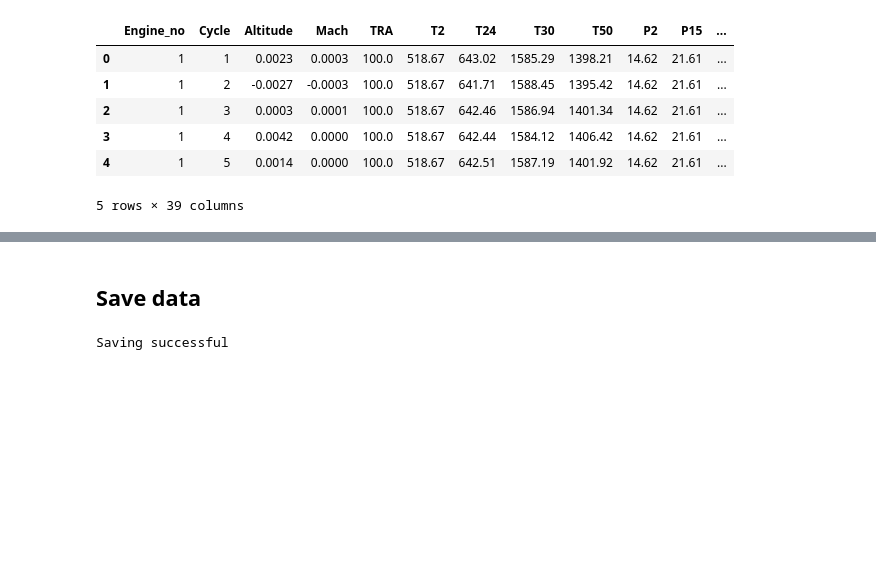
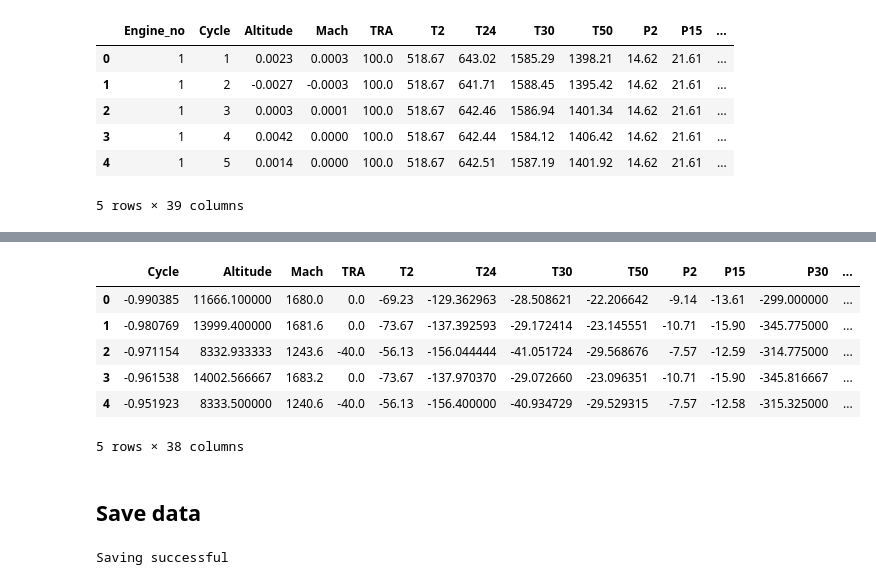
Before and after one commit to Oussama-KIASSI/NASA-Turbofan-Engine-Predictive-Maintenance, a Jupyter notebook: notebooks/Data Processing.ipynb, the cells around one changed output, grey strips where cells are left out. Drawn from its saved outputs; the diff is of its cells as text; code cells hidden in the pictures; blank space fills up the shorter version.

```diff
--- a/notebooks/Data Processing.ipynb
+++ b/notebooks/Data Processing.ipynb
@@ -121,5 +175,15 @@ df_test1.head()
+# %%
+df_test1.head()
+# %% [output]
+|  | Cycle | Altitude | Mach | TRA | T2 | T24 | T30 | T50 | P2 | P15 | P30 | ... |
+| 0 | -0.990385 | 11666.100000 | 1680.0 | 0.0 | -69.23 | -129.362963 | -28.508621 | -22.206642 | -9.14 | -13.61 | -299.000000 | ... |
+| 1 | -0.980769 | 13999.400000 | 1681.6 | 0.0 | -73.67 | -137.392593 | -29.172414 | -23.145551 | -10.71 | -15.90 | -345.775000 | ... |
+| 2 | -0.971154 | 8332.933333 | 1243.6 | -40.0 | -56.13 | -156.044444 | -41.051724 | -29.568676 | -7.57 | -12.59 | -314.775000 | ... |
+| 3 | -0.961538 | 14002.566667 | 1683.2 | 0.0 | -73.67 | -137.970370 | -29.072660 | -23.096351 | -10.71 | -15.90 | -345.816667 | ... |
+| 4 | -0.951923 | 8333.500000 | 1240.6 | -40.0 | -56.13 | -156.400000 | -40.934729 | -29.529315 | -7.57 | -12.58 | -315.325000 | ... |
+5 rows × 38 columns
 # %% [markdown]
-## Save data<a name='4'></a>
+## Save data
 # %%
 dataframes = {'df_train1': df_train1, 'df_train2': df_train2, 'df_train3': df_train3, 'df_train4': df_train4,
               'df_test1': df_test1, 'df_test2': df_test2, 'df_test3': df_test3, 'df_test4': df_test4}
```
Also changed, not shown: parts of 12 cells of this notebook, 5 other files.
